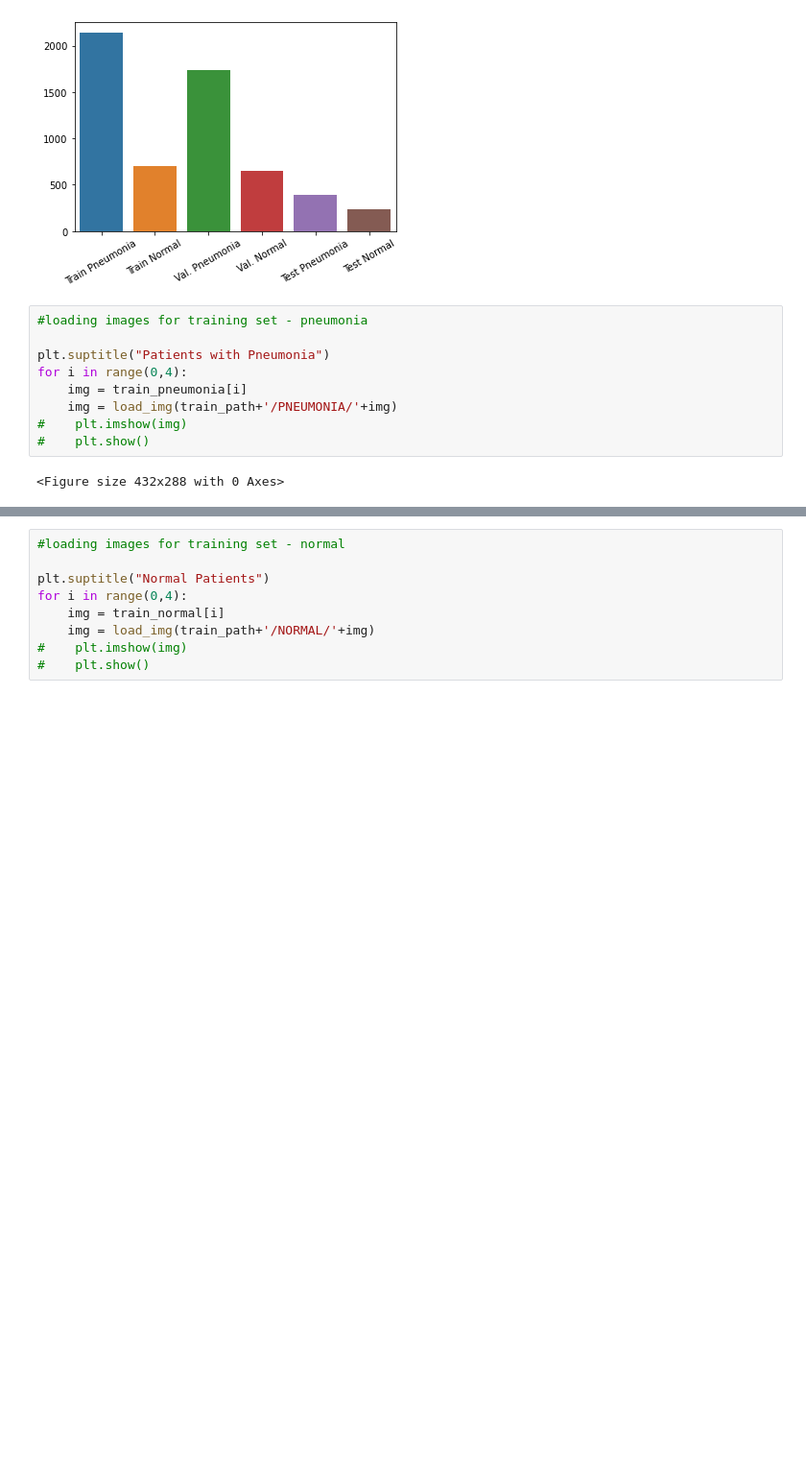
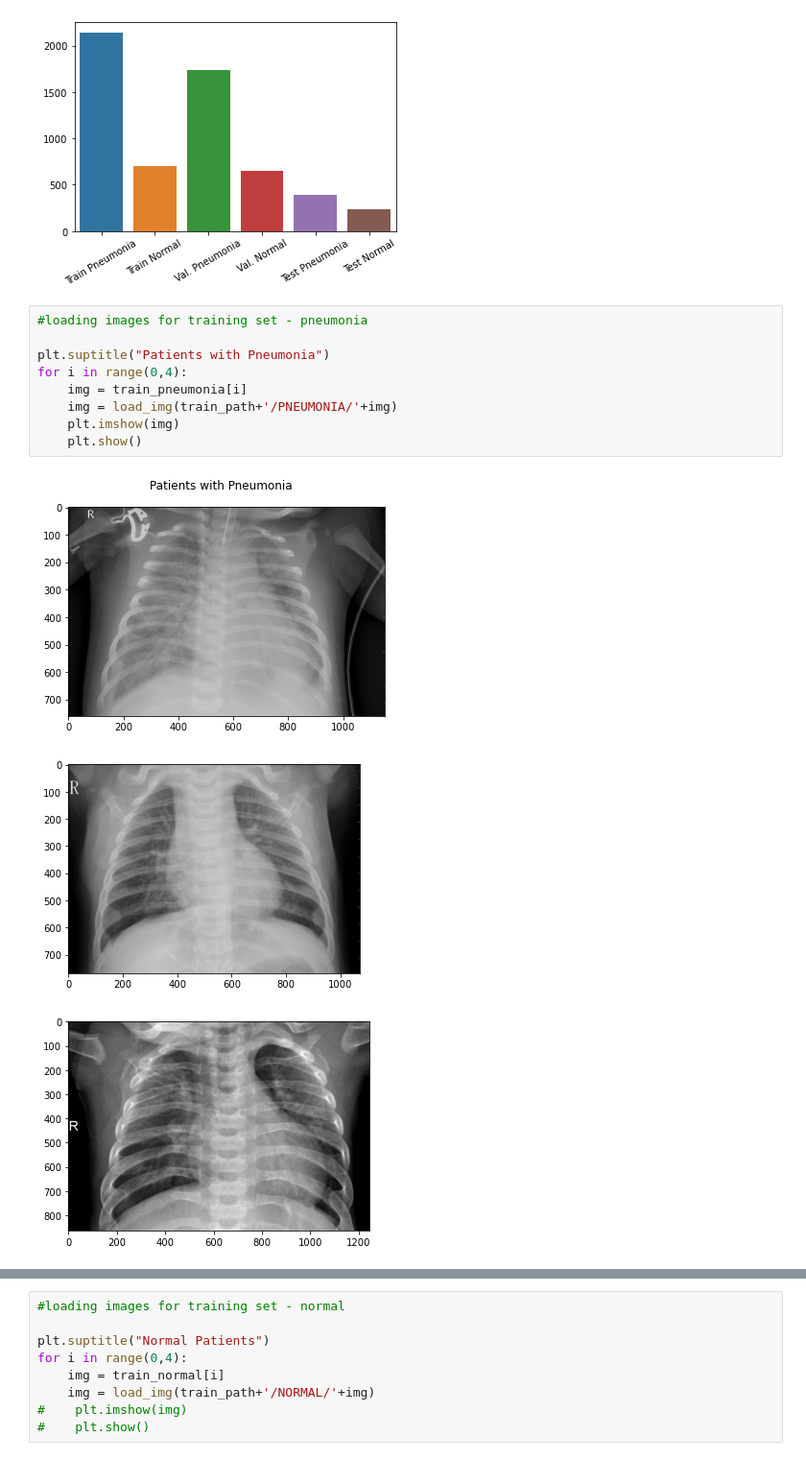
Before and after one commit to Luv2bnanook44/flatiron_phase4_project, a Jupyter notebook: notebooks/svitlana_notebook.ipynb, the cells around one changed output, grey strips where cells are left out. Shown at 96% size. Drawn from its saved outputs; the diff is of its cells as text; blank space fills up the shorter version.

```diff
--- a/notebooks/svitlana_notebook.ipynb
+++ b/notebooks/svitlana_notebook.ipynb
@@ -76,11 +76,13 @@ dist.set_xticklabels(labels = labels, rotation = 30);
 # %%
 #loading images for training set - pneumonia
 
 plt.suptitle("Patients with Pneumonia")
 for i in range(0,4):
     img = train_pneumonia[i]
     img = load_img(train_path+'/PNEUMONIA/'+img)
-#    plt.imshow(img)
-#    plt.show()
+    plt.imshow(img)
+    plt.show()
 # %% [output]
-<Figure size 432x288 with 0 Axes>
+[figure, added]
+[figure, added]
+[figure, added]
```
Also changed, not shown: parts of 12 cells of this notebook.
